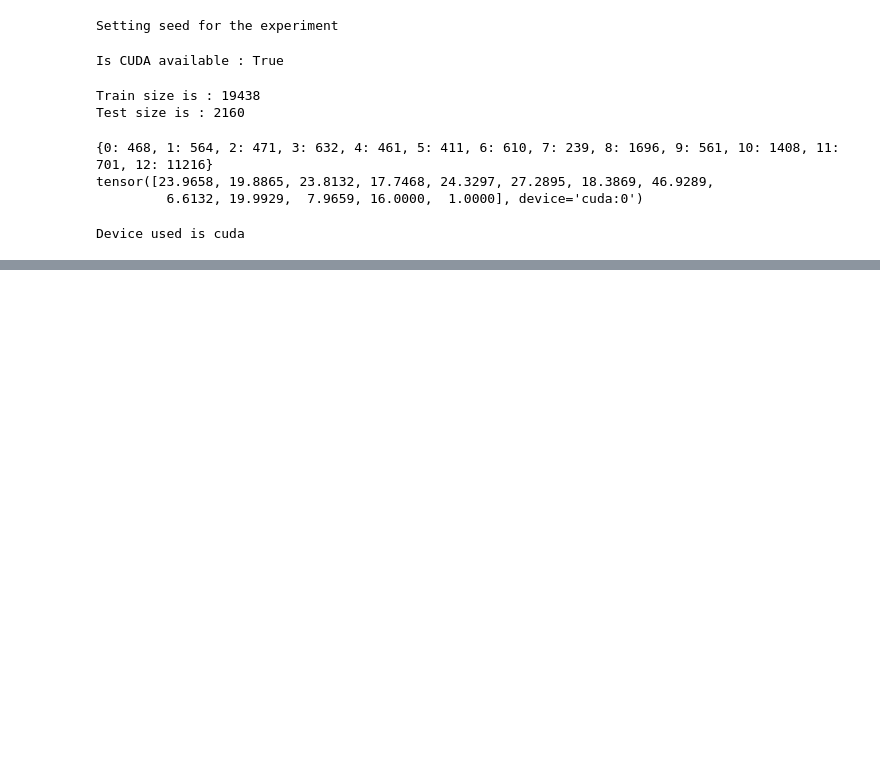
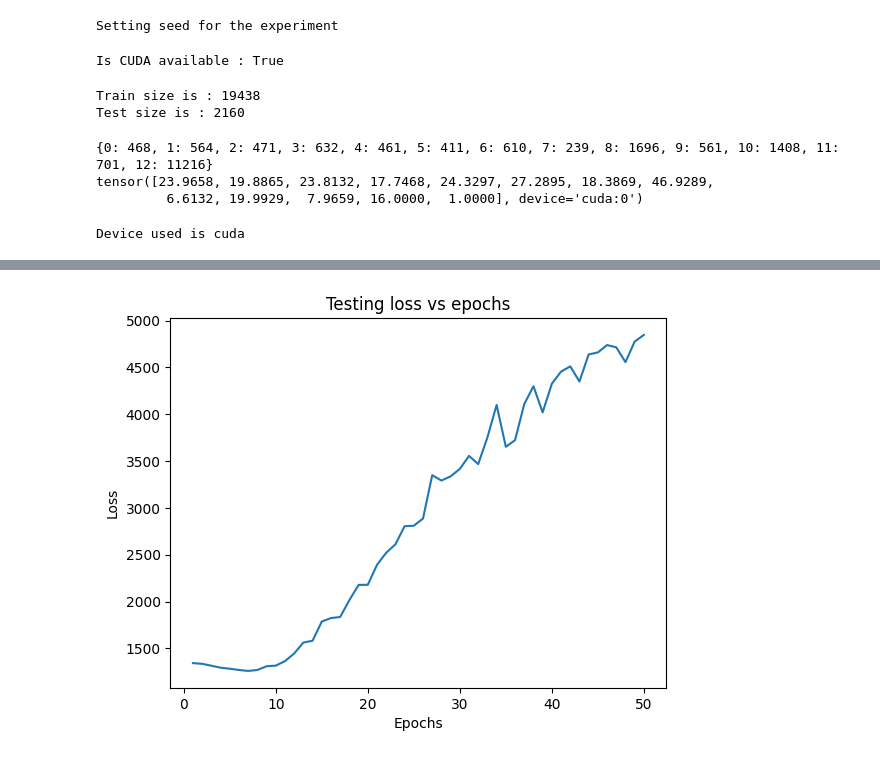
Before and after one commit to MPSLab-ASU/IncidentNet, a Jupyter notebook: city_scale/CNN_DNN/model_train.ipynb, the cells around one changed output, grey strips where cells are left out. Saved outputs shown, nothing was run; the diff lists cells and outputs as text; code cells hidden in the pictures; blank space fills up the shorter version.

```diff
--- a/city_scale/CNN_DNN/model_train.ipynb
+++ b/city_scale/CNN_DNN/model_train.ipynb
@@ -247,0 +258,9 @@ Epoch 50 Test Accuracy: 17.36%
+# %%
+# Testing loss vs epochs
+plt.plot(epochs,testing_loss_data)
+plt.title("Testing loss vs epochs")
+plt.xlabel("Epochs")
+plt.ylabel("Loss")
+plt.show()
+# %% [output]
+[figure, added]
```
Also changed, not shown: parts of 8 cells of this notebook.
